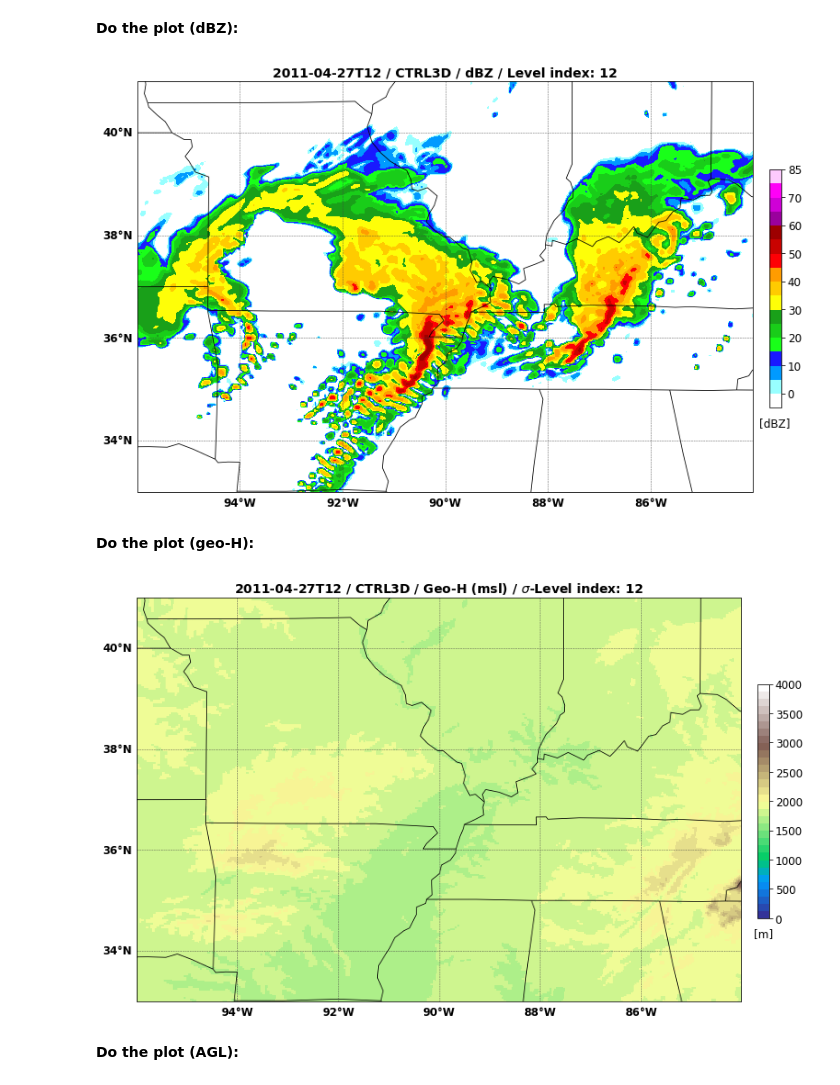
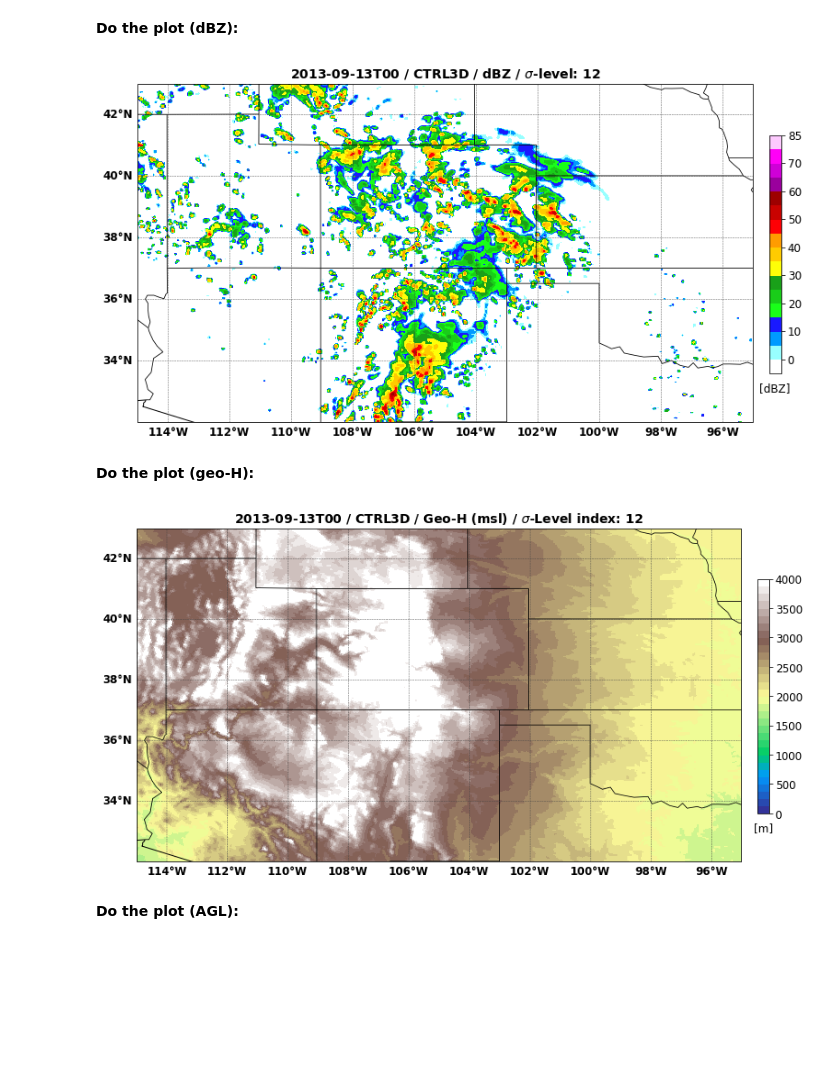
Before and after one commit to Lusicl/WRF_dBZ_Cloud_Classification, a Jupyter notebook: WRF_dBZ_Class_CONUS1/wrf_dbz_SigmaLev_Plot_test.ipynb, the cells around one changed output. Drawn from its saved outputs; the diff is of its cells as text; code cells hidden in the pictures; blank space fills up the shorter version.

```diff
--- a/WRF_dBZ_Class_CONUS1/wrf_dbz_SigmaLev_Plot_test.ipynb
+++ b/WRF_dBZ_Class_CONUS1/wrf_dbz_SigmaLev_Plot_test.ipynb
@@ -57,8 +57,8 @@ wrf_sim_type = 'CTRL3D'
 # wrf_sim_type = 'PGW3D'
 
 ## Set date time:
-case_date_time = dt.datetime(2011,4,27)
-# case_date_time = dt.datetime(2013,9,13)
+# case_date_time = dt.datetime(2011,4,27)
+case_date_time = dt.datetime(2013,9,13)
 
 file_name_list = set_input_names(case_date_time)
 print(file_name_list)
@@ -75,7 +75,7 @@ da_wrf_terrain = ds_wrf_invariant.HGT.isel(Time=0)
 # %%
 ## Set hour:
 ## 0:00, 1:03, 2:06, 3:09, 4:12, 5:15, 6:18, 7:21
-time_hour_idx = 4
+time_hour_idx = 0
 
 ## Set sigma level index:
 interp_vertical_lev = 12 # number in levels.
@@ -120,9 +120,9 @@ def new_map(fig):
     ## CONUS:
     # ax.set_extent([-139, -55, 16, 60], crs=proj)
     ## 9/13 case:
-    # ax.set_extent([-115, -95, 32, 43], crs=proj)
+    ax.set_extent([-115, -95, 32, 43], crs=proj)
     ## 4/27 case:
-    ax.set_extent([-96, -84, 33, 41], crs=proj)
+    # ax.set_extent([-96, -84, 33, 41], crs=proj)
 
     ## Add coast lines:
     ax.coastlines('10m', 'black', linewidth=1)
@@ -176,35 +176,35 @@ plotting_var = dbz_sigmalev.data
 plotting_lon = dbz_sigmalev.XLONG
 plotting_lat = dbz_sigmalev.XLAT
 
 
 ## CWB colorbar:
 cf1 = ax1.contourf(plotting_lon, plotting_lat, plotting_var, levels=clevs, colors=ccols)
 
 ## NWS colorbar:
 # cf1 = ax1.pcolormesh(plotting_lon, plotting_lat, plotting_var, cmap=ref_cmap, norm=ref_norm, shading='auto')
 
 
 cf1_title = plt.title( np.datetime_as_string(dbz_sigmalev.Time.data, unit='h') + ' / '
                      + wrf_sim_type + ' / '
                      + dbz_sigmalev.name + ' / '
-                     + 'Level index: ' + str(interp_vertical_lev)
+                     + '$\sigma$-level: ' + str(interp_vertical_lev)
                      , fontsize=14
                      , fontweight='bold'
                      )
 
 cbar_ax = fig.add_axes([0.92, 0.3, 0.015, 0.4])
 cbar = fig.colorbar(cf1, cax=cbar_ax, fraction=0.04)
 cbar.ax.tick_params(labelsize=12)
 cbar.ax.set_title('[dBZ]', fontsize=12, y=-0.1)
 
 
 ## Save figure:
 
 plt.savefig('./' + np.datetime_as_string(dbz_sigmalev.Time.data, unit='h') + '_dbz_sigma.png',
             bbox_inches='tight',
             dpi=300)
 # %% [output]
-[figure, old version]
+[figure, new version]
 # %% [markdown]
 **Do the plot (geo-H):**
 # %%
@@ -253,7 +253,7 @@ plt.savefig('./' + np.datetime_as_string(dbz_sigmalev.Time.data, unit='h') + '_g
             bbox_inches='tight',
             dpi=300)
 # %% [output]
-[figure, old version]
+[figure, new version]
 # %% [markdown]
 **Do the plot (AGL):**
 # %%
```
Also changed, not shown: parts of 4 cells of this notebook, 10 other files.
